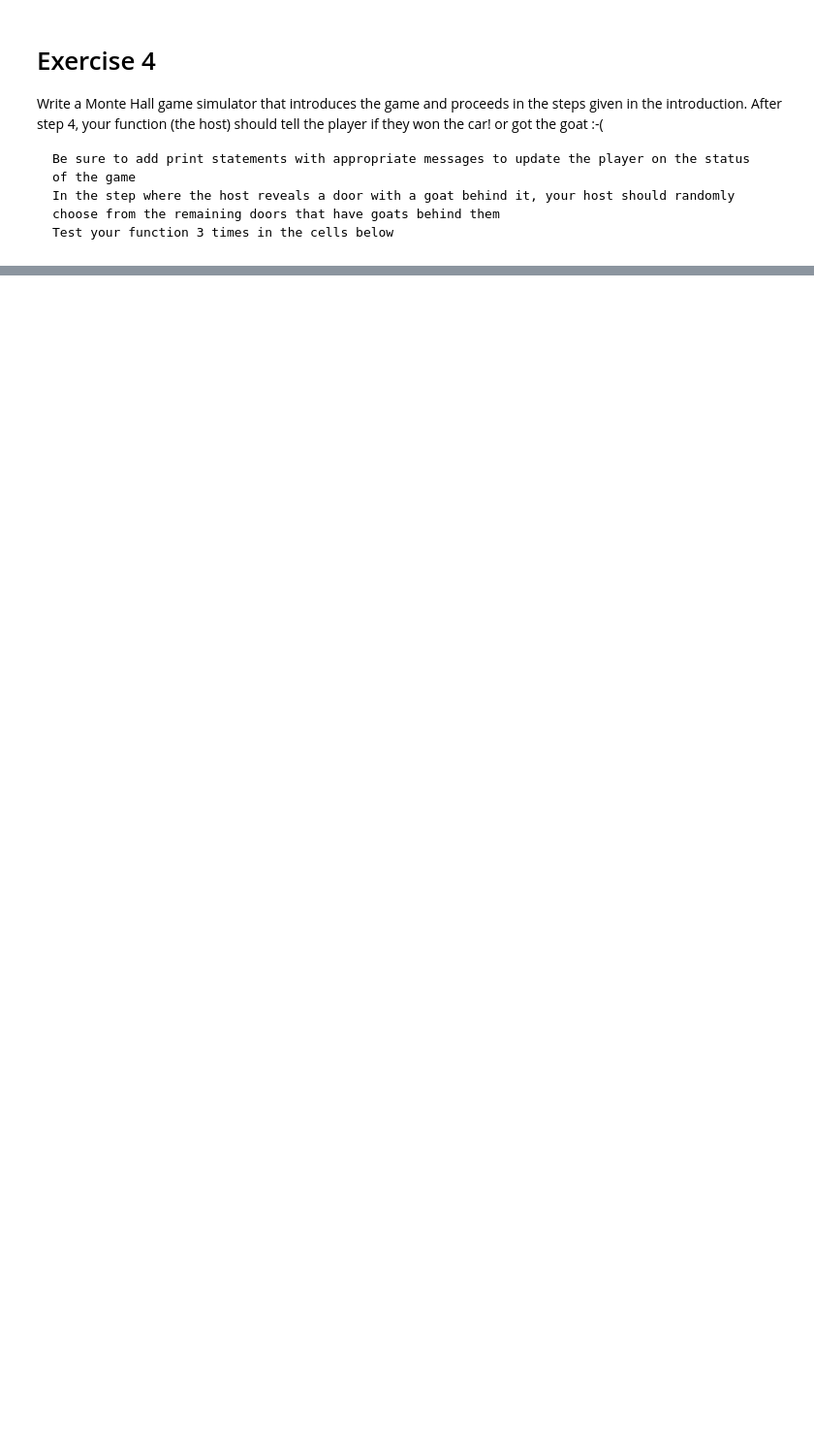
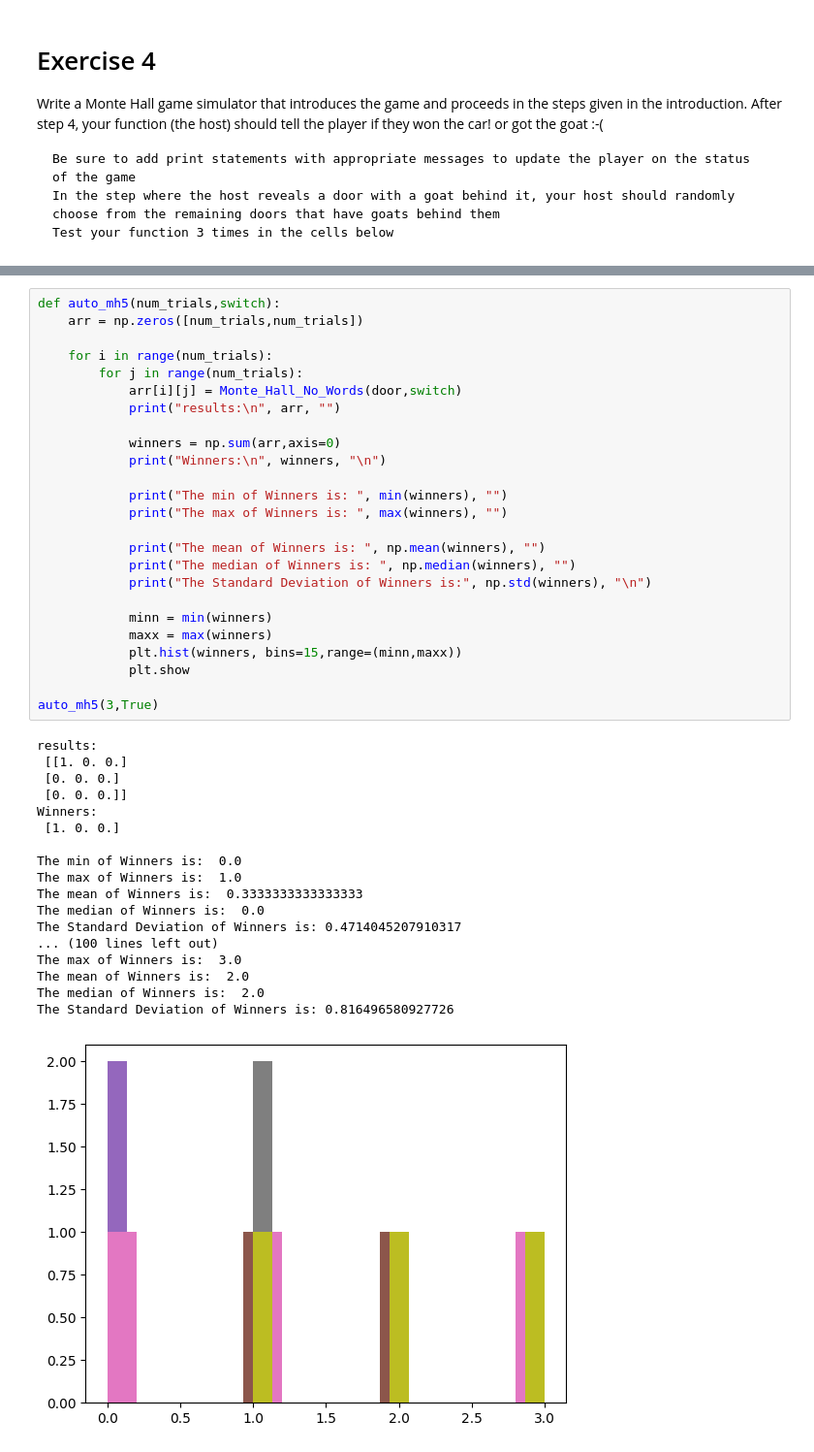
Before and after one commit to wristi/Data-3401, a Jupyter notebook: Labs/Lab7/Lab7.ipynb, the cells around one changed output, grey strips where cells are left out. Shown at 97% size. Drawn from its saved outputs; the diff is of its cells as text; blank space fills up the shorter version.

```diff
--- a/Labs/Lab7/Lab7.ipynb
+++ b/Labs/Lab7/Lab7.ipynb
@@ -119,0 +454,44 @@ Monte_Hall_Game(num_doors)
+# %%
+def auto_mh5(num_trials,switch):
+    arr = np.zeros([num_trials,num_trials])
+
+    for i in range(num_trials):
+        for j in range(num_trials):
+            arr[i][j] = Monte_Hall_No_Words(door,switch)
+            print("results:\n", arr, "")
+
+            winners = np.sum(arr,axis=0)
+            print("Winners:\n", winners, "\n")
+
+            print("The min of Winners is: ", min(winners), "")
+            print("The max of Winners is: ", max(winners), "")
+
+            print("The mean of Winners is: ", np.mean(winners), "")
+            print("The median of Winners is: ", np.median(winners), "")
+            print("The Standard Deviation of Winners is:", np.std(winners), "\n")
+
+            minn = min(winners)
+            maxx = max(winners)
+            plt.hist(winners, bins=15,range=(minn,maxx))
+            plt.show
+
+auto_mh5(3,True)
+# %% [output]
+results:
+ [[1. 0. 0.]
+ [0. 0. 0.]
+ [0. 0. 0.]]
+Winners:
+ [1. 0. 0.]
+
+The min of Winners is:  0.0
+The max of Winners is:  1.0
+The mean of Winners is:  0.3333333333333333
+The median of Winners is:  0.0
+The Standard Deviation of Winners is: 0.4714045207910317
+... (100 lines left out)
+The max of Winners is:  3.0
+The mean of Winners is:  2.0
+The median of Winners is:  2.0
+The Standard Deviation of Winners is: 0.816496580927726
+[figure, added]
```
Also changed, not shown: parts of 24 cells of this notebook.
